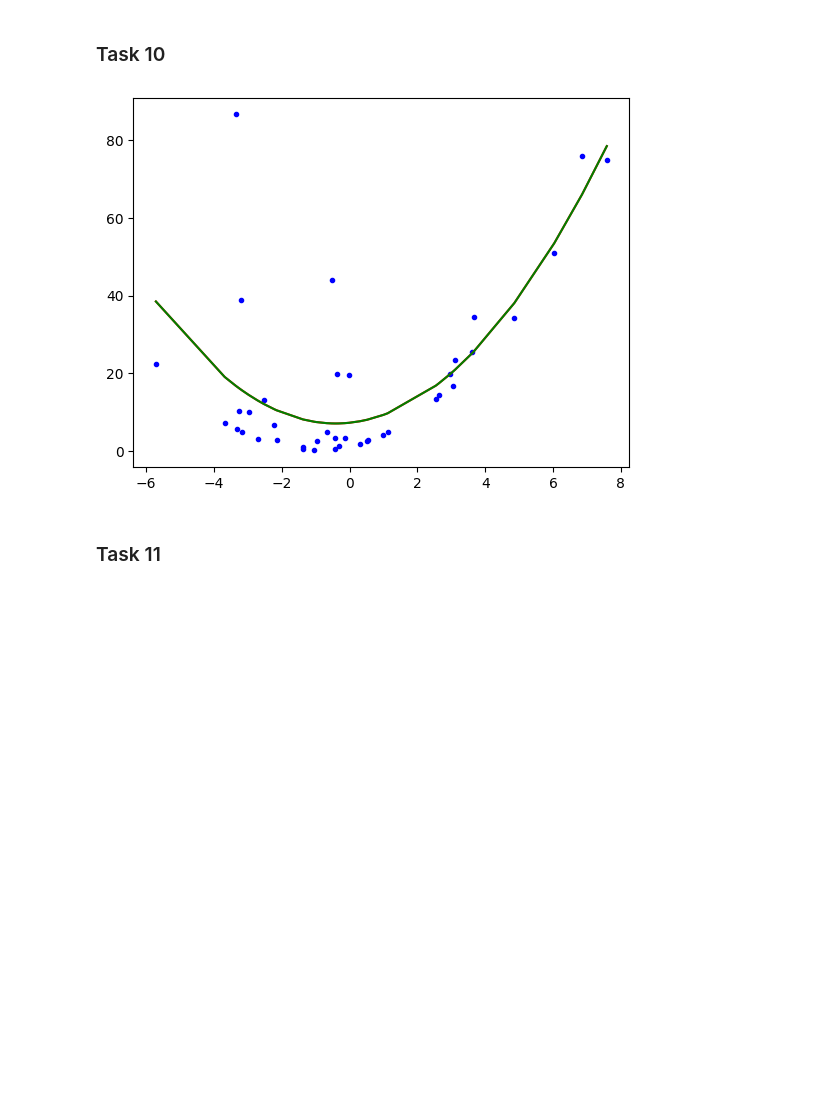
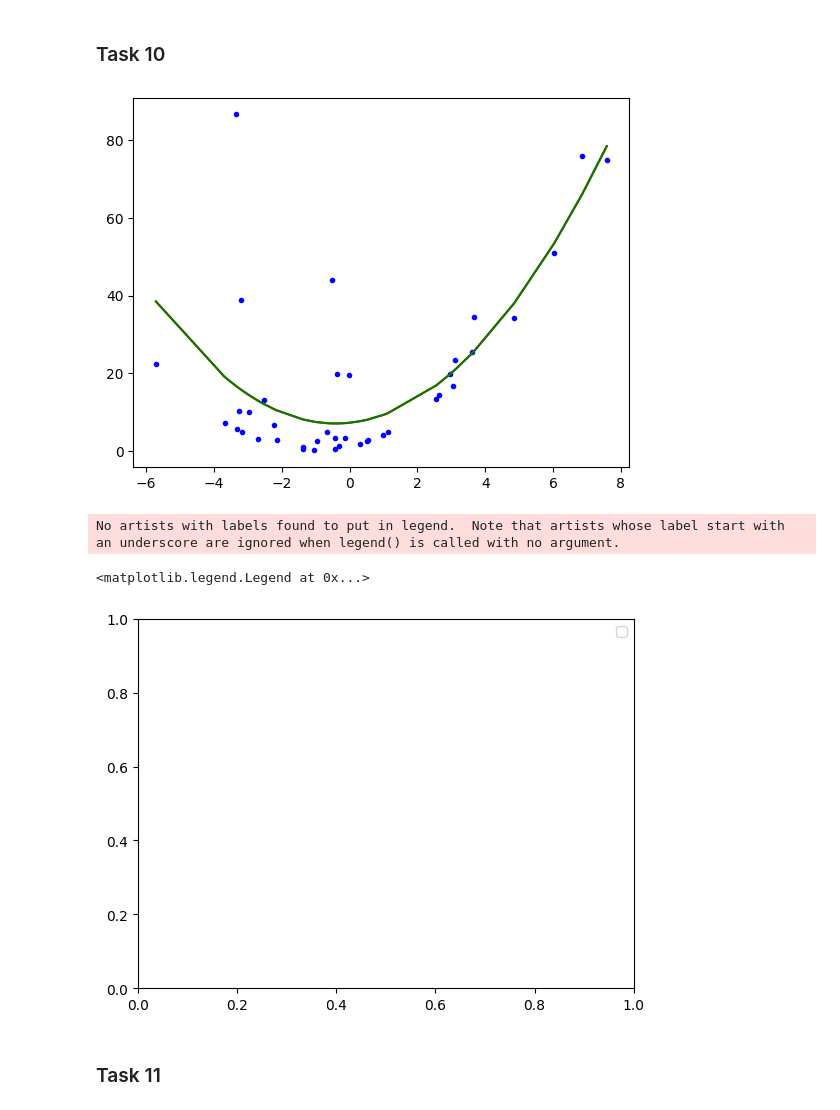
Before and after one commit to VasilyMarkov/Numerical-Methods, a Jupyter notebook: Assignment6.ipynb, the cells around one changed output. Cells and saved outputs as stored; diff of their text form; code cells hidden in the pictures; blank space fills up the shorter version.

```diff
--- a/Assignment6.ipynb
+++ b/Assignment6.ipynb
@@ -62,0 +65,36 @@ plt.legend()
+# %%
+import numpy as np
+from scipy.optimize import minimize
+from scipy.linalg import norm
+
+def rayleigh_quotient(u, A):
+    return np.dot(u, A @ u)
+
+def constraint(u):
+    return norm(u) - 1
+
+def deflate(A, u):
+    return A - np.outer(u, u) * A @ u
+
+u0 = np.random.rand(A.shape[0])
+u0 /= norm(u0)
+
+A = np.random.rand(3, 3)
+A = (A + A.T) / 2
+
+constraints = {'type': 'eq', 'fun': constraint}
+result1 = minimize(rayleigh_quotient, u0, args=(A,), constraints=constraints)
+eigenvector1 = result1.x
+
+A_deflated = deflate(A, eigenvector1)
+
+# Find the second eigenvector using the deflated matrix
+result2 = minimize(rayleigh_quotient, u0, args=(A_deflated,), constraints=constraints)
+eigenvector2 = result2.x
+
+# Verify that the eigenvectors are correct
+eigenvalue1 = np.dot(eigenvector1, np.dot(A, eigenvector1))
+eigenvalue2 = np.dot(eigenvector2, np.dot(A, eigenvector2))
+
+print("Eigenvalue 1:", eigenvalue1)
+print("Eigenvalue 2:", eigenvalue2)
@@ -148,35 +189,41 @@ def numpy_lsq(x, y):
     return eq(x, a)
 
 def cvxp_lsq(x, y):
     a = cp.Variable()
     b = cp.Variable()
     c = cp.Variable()
     objective = cp.Minimize(cp.sum_squares(a * x**2 + b*x + c - y))
     problem = cp.Problem(objective)
     problem.solve()
     return eq(x, (a.value, b.value, c.value))
 
 def cvxp_lsq(x, y):
     a = cp.Variable()
     b = cp.Variable()
     c = cp.Variable()
     objective = cp.Minimize(cp.sum_squares(a * x**2 + b*x + c - y))
     problem = cp.Problem(objective)
     problem.solve()
     return eq(x, (a.value, b.value, c.value))
 
 data = np.load('data_fit.npz')
 x = data['x']
 y = data['y']
 data.close()
 
 np_fit = numpy_lsq(x,y)
 cvxp_fit = cvxp_lsq(x,y)
-fig, axis = plt.subplots()
-axis.plot(x, y, 'b.', x, np_fit, 'r', x, cvxp_fit, 'g')
+# fig, axis = plt.subplots()
+plt.plot(x, y, 'b.', label="Data")
+plt.plot(x, np_fit, 'r', label="fit")
+plt.plot(x, cvxp_fit, 'g', label="fit1")
 plt.show()
+plt.legend()
 # %% [output]
 [figure]
+No artists with labels found to put in legend.  Note that artists whose label start with an underscore are ignored when legend() is called with no argument.
+<matplotlib.legend.Legend at 0x...>
+[figure, added]
 # %% [markdown]
 ### Task 11
 # %%
```
Also changed, not shown: parts of 3 cells of this notebook.
